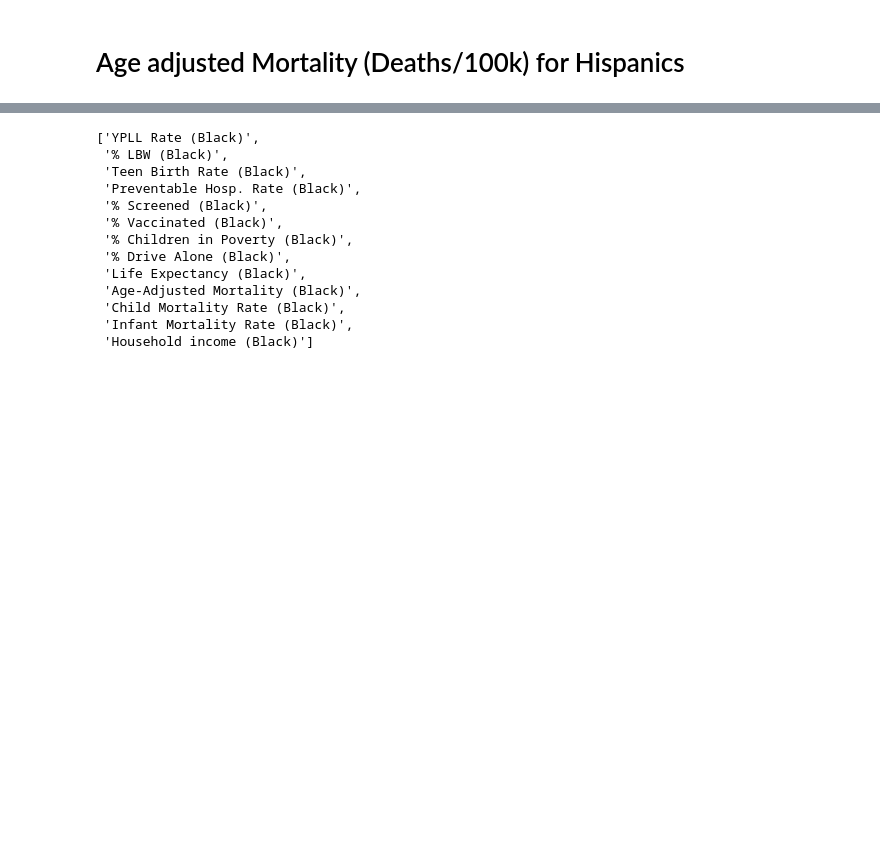
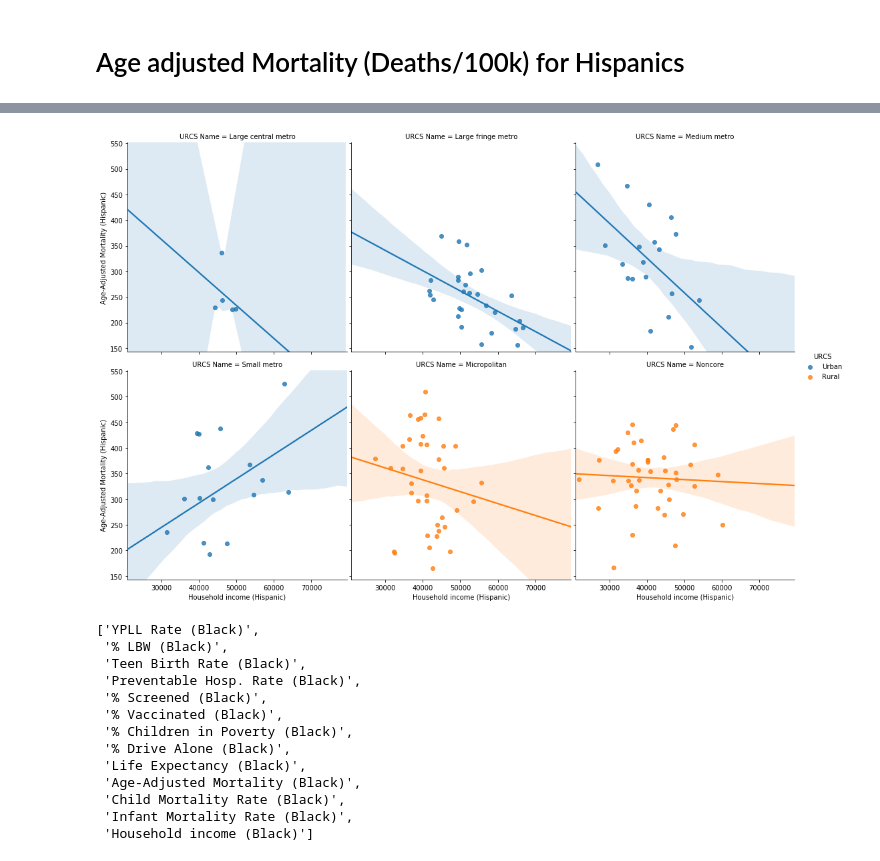
Before and after one commit to kipmadden/Urban-vs.-Rural-Health-Outcomes, a Jupyter notebook: Kip2.ipynb, the cells around one changed output, grey strips where cells are left out. Saved outputs shown, nothing was run; the diff lists cells and outputs as text; code cells hidden in the pictures; blank space fills up the shorter version.

```diff
--- a/Kip2.ipynb
+++ b/Kip2.ipynb
@@ -917,3 +769,7 @@ sns.jointplot(data=multi_clean_df, x='Age-Adjusted Mortality', y=y_data, kind='r
+# %%
+makePanelScatterplot(all_clean_df,"Household income (Hispanic)","Age-Adjusted Mortality (Hispanic)","URCS","URCS Name")
+# %% [output]
+[figure, added]
 # %%
 # View the columns that contain 'Black'
 regex4 = '.*Black.*'
```
Also changed, not shown: parts of 40 cells of this notebook.
